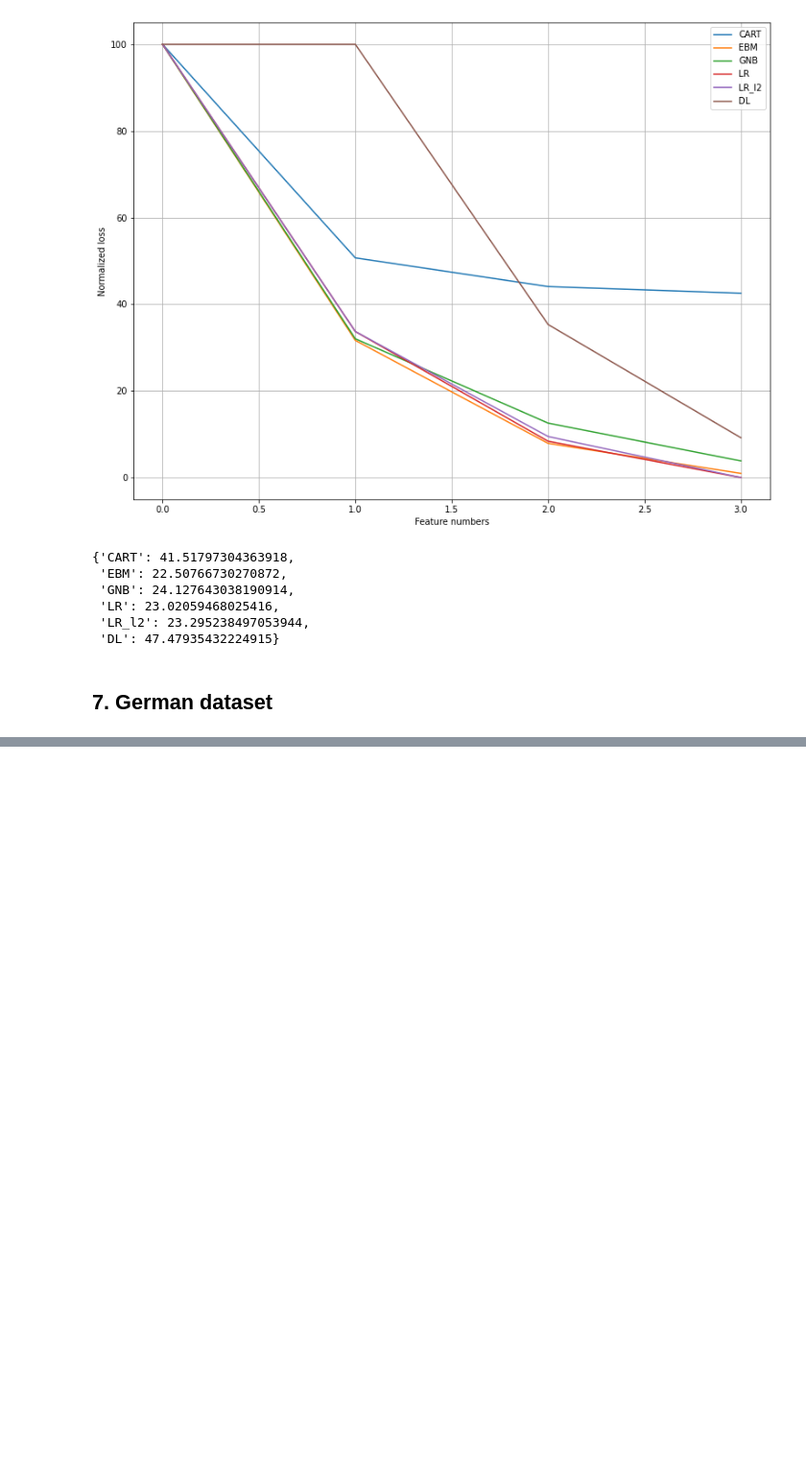
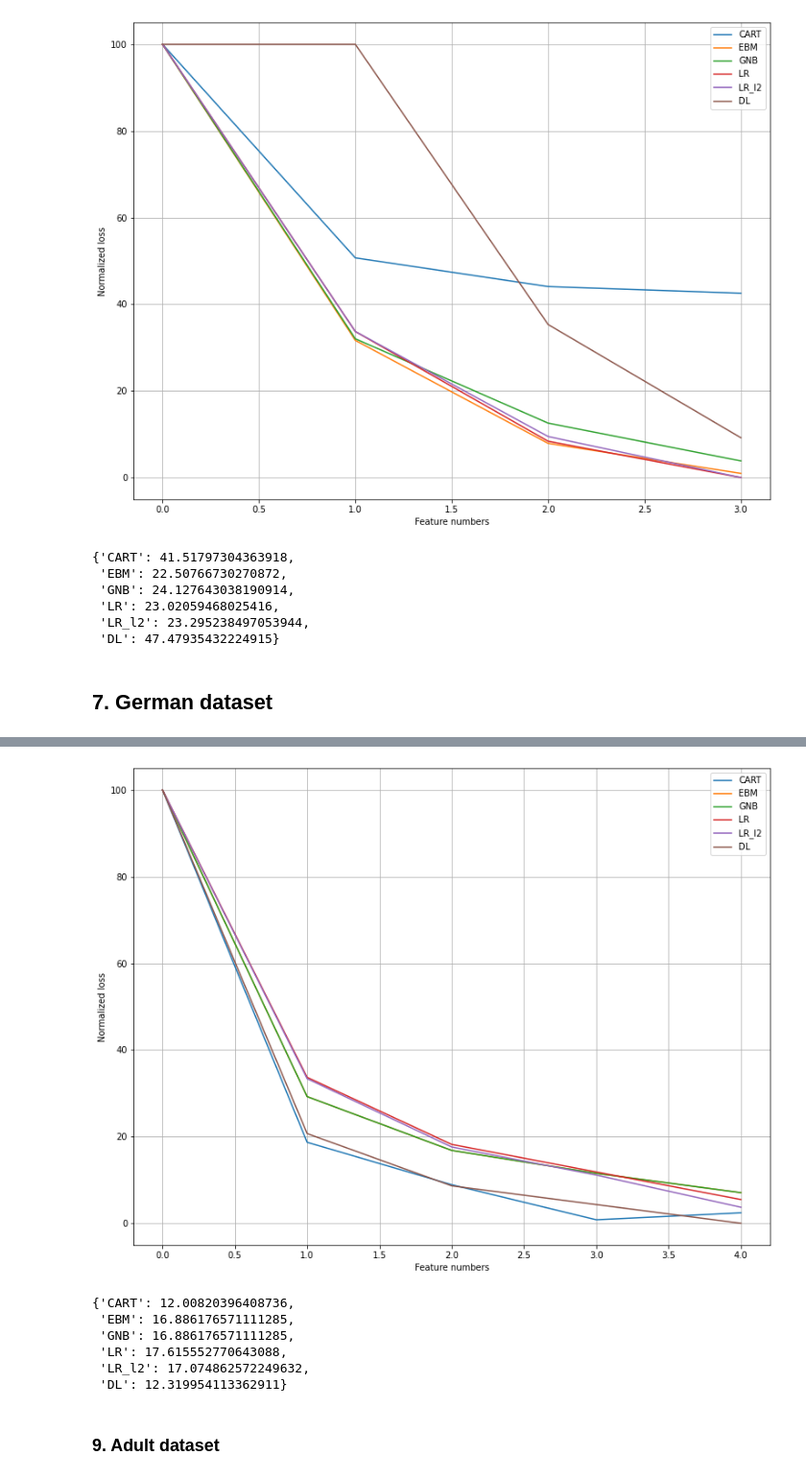
Before and after one commit to bartsvoboda/XAI_models, a Jupyter notebook: results_analysis/feature_density_analysis.ipynb, the cells around one changed output, grey strips where cells are left out. Shown at 96% size. Cells and saved outputs as stored; diff of their text form; code cells hidden in the pictures; blank space fills up the shorter version.

```diff
--- a/results_analysis/feature_density_analysis.ipynb
+++ b/results_analysis/feature_density_analysis.ipynb
@@ -370,0 +423,4 @@ FileNotFoundError: [Errno 2] No such file or directory: '../test_results/feature
+# %%
+heart_data_results = calculate_losses(7)
+heart_df_results = pd.DataFrame(heart_data_results)
+heart_df_results
@@ -370,0 +457,16 @@ FileNotFoundError: [Errno 2] No such file or directory: '../test_results/feature
+# %%
+plot_losses(5, heart_df_results)
+# %% [output]
+[figure, added]
+# %%
+heart_auc_loss = calculate_loss_auc(heart_df_results, delimiter=7)
+heart_auc_loss
+# %% [output]
+{'CART': 12.00820396408736,
+ 'EBM': 16.886176571111285,
+ 'GNB': 16.886176571111285,
+ 'LR': 17.615552770643088,
+ 'LR_l2': 17.074862572249632,
+ 'DL': 12.319954113362911}
+# %% [markdown]
+### 9. Adult dataset
```
Also changed, not shown: parts of 30 cells of this notebook, 10 other files.
